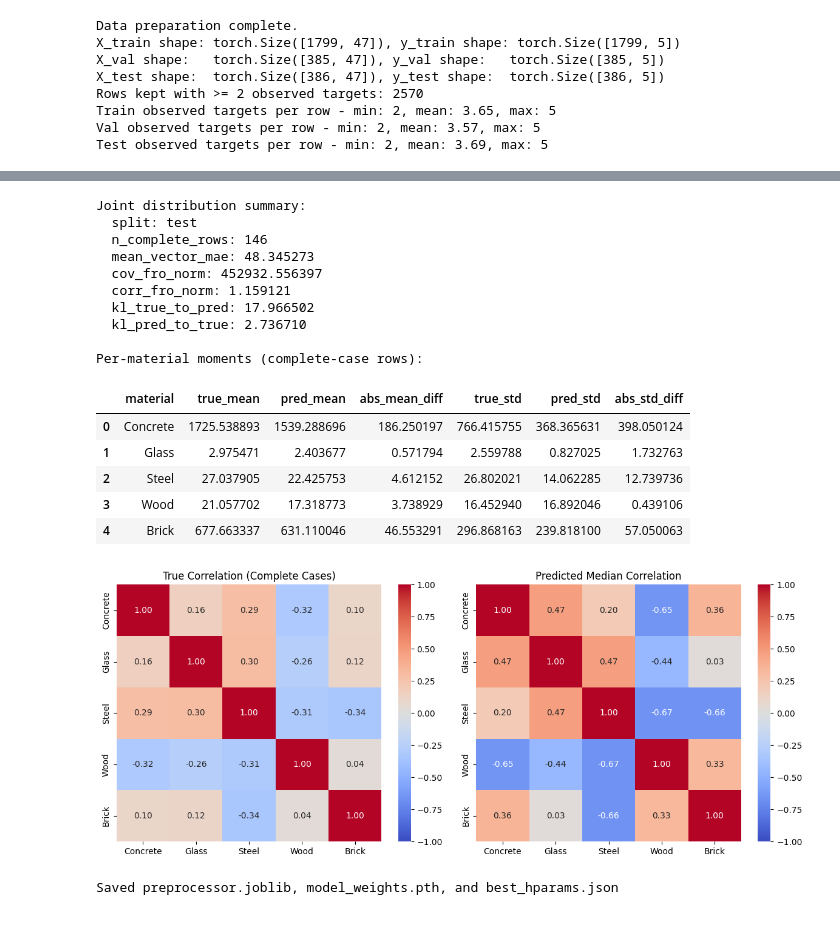
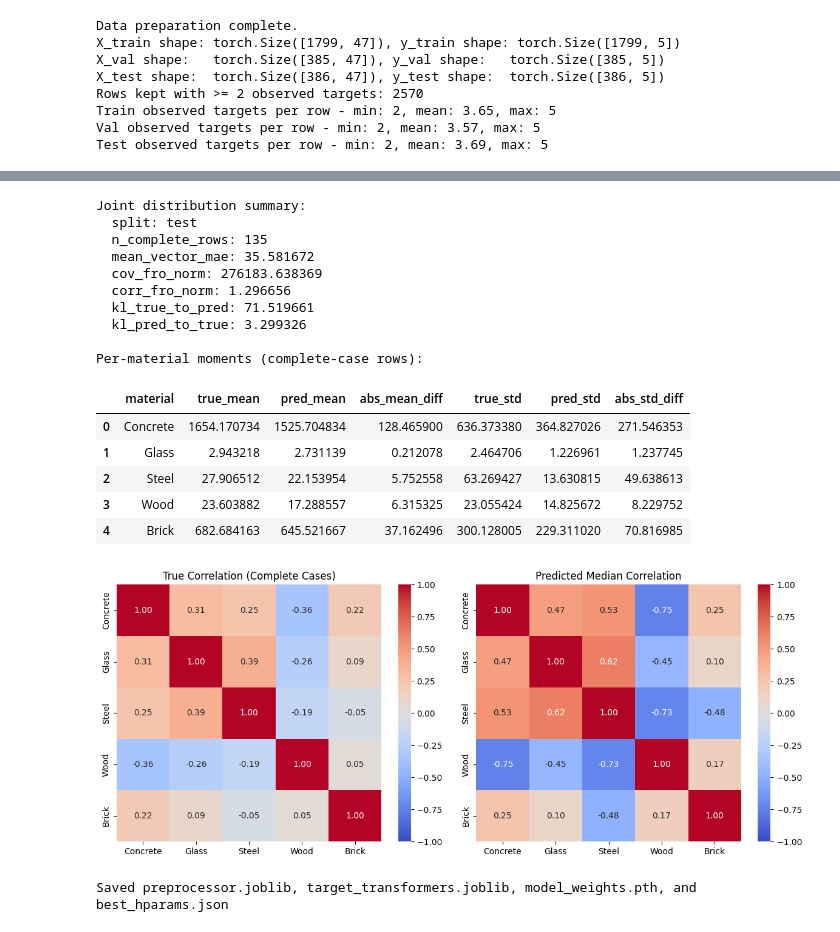
Before and after one commit to City-Syntax/material-intensity, a Jupyter notebook: prediction_model.ipynb, the cells around one changed output, grey strips where cells are left out. Saved outputs shown, nothing was run; the diff lists cells and outputs as text; code cells hidden in the pictures.

Commit message:
Sync project files with prediction_model.ipynb updates

```diff
--- a/prediction_model.ipynb
+++ b/prediction_model.ipynb
@@ -589,6 +676,7 @@ def fit_conformal_qhats(
     y_calib_raw_df,
     alpha=0.10,
     structure_dim: int = 1,
+    target_transformers=None,
 ):
     """
     Split-conformal calibration on val set using CQR nonconformity scores.
@@ -597,8 +685,12 @@ def fit_conformal_qhats(
     Note: scores can be negative if y_i lies well inside [q_lo, q_hi], which enables
     interval shrinking when appropriate.
     """
-    # predict_material_ranges already applies expm1, so these are in physical units (kg/m^3).
-    base_pred = predict_material_ranges(model, X_calib_tensor, structure_dim=structure_dim)
+    base_pred = predict_material_ranges(
+        model,
+        X_calib_tensor,
+        structure_dim=structure_dim,
+        target_transformers=target_transformers,
+    )
     qhats = {}
 
     for material in y_cols:
@@ -612,7 +704,6 @@ def fit_conformal_qhats(
         hi = base_pred[material]["p95"][mask]
         yv = y_obs[mask]
 
-        # True CQR conformity score (can be negative; do not clip).
         scores = np.maximum(lo - yv, yv - hi)
 
         n = scores.shape[0]
@@ -629,11 +720,13 @@ def evaluate_conformal_coverage(
     y_raw_df,
     qhats,
     structure_dim: int,
+    target_transformers=None,
 ):
     pred = predict_material_ranges(
         model,
         X_tensor,
         structure_dim=structure_dim,
+        target_transformers=target_transformers,
         conformal_qhats=qhats,
     )
     rows = []
@@ -671,13 +764,13 @@ def evaluate_conformal_coverage(
     return pd.DataFrame(rows)
 
 
-# Fit qhats on validation set, evaluate on val/test
 conformal_qhats = fit_conformal_qhats(
     model,
     data["X_val"],
     data["y_val_raw_df"],
     alpha=0.10,
     structure_dim=data["structure_dim"],
+    target_transformers=data.get("target_transformers"),
 )
 print("Conformal qhats:")
 for k, v in conformal_qhats.items():
@@ -689,6 +782,7 @@ val_cov = evaluate_conformal_coverage(
     data["y_val_raw_df"],
     conformal_qhats,
     structure_dim=data["structure_dim"],
+    target_transformers=data.get("target_transformers"),
 )
 test_cov = evaluate_conformal_coverage(
     model,
@@ -696,6 +790,7 @@ test_cov = evaluate_conformal_coverage(
     data["y_test_raw_df"],
     conformal_qhats,
     structure_dim=data["structure_dim"],
+    target_transformers=data.get("target_transformers"),
 )
 
 print("\nValidation conformal coverage (target ~0.90):")
@@ -703,7 +798,6 @@ display(val_cov)
 print("\nTest conformal coverage:")
 display(test_cov)
 
-# store for downstream cells
 conformal_bundle = {
     "alpha": 0.10,
     "qhats": conformal_qhats,
@@ -743,6 +837,7 @@ conformal_qhats = fit_conformal_qhats(
     y_val_df,
     alpha=0.10,
     structure_dim=data["structure_dim"],
+    target_transformers=data.get("target_transformers"),
 )
 conformal_bundle = {"alpha": 0.10, "qhats": conformal_qhats}
 print("Conformal qhats:", conformal_qhats)
@@ -750,12 +845,12 @@ print("Conformal qhats:", conformal_qhats)
 y_test_df = data["y_test_raw_df"].copy()
 y_test_mask = data["y_test_mask"].cpu().numpy()
 
-# Predict calibrated ranges for the first 50 buildings in the test set
 X_test_first50 = data["X_test"][:50]
 pred_ranges = predict_material_ranges(
     model,
     X_test_first50,
     structure_dim=data["structure_dim"],
+    target_transformers=data.get("target_transformers"),
     conformal_qhats=conformal_qhats,
 )
 
@@ -817,6 +912,7 @@ def evaluate_joint_distribution(
     split="test",
     structure_dim: int = 1,
     min_complete_rows: int = 30,
+    target_transformers=None,
 ):
     y_df = data[f"y_{split}_raw_df"][y_cols].copy()
     complete_mask = y_df.notna().all(axis=1).to_numpy()
@@ -831,7 +927,8 @@ def evaluate_joint_distribution(
         model,
         data[f"X_{split}"],
         structure_dim=structure_dim,
-        conformal_qhats=None,  # evaluate dependence using central predictions only
+        target_transformers=target_transformers,
+        conformal_qhats=None,
     )
 
     pred_med_full = np.column_stack([pred_ranges_full[m]["p50"] for m in y_cols])
@@ -880,6 +977,7 @@ joint_summary, joint_per_material, corr_true, corr_pred = evaluate_joint_distrib
     data,
     split="test",
     structure_dim=data["structure_dim"],
+    target_transformers=data.get("target_transformers"),
 )
 
 print("Joint distribution summary:")
@@ -900,55 +998,59 @@ sns.heatmap(
     cmap="coolwarm",
     vmin=-1,
     vmax=1,
     xticklabels=y_cols,
     yticklabels=y_cols,
     ax=axes[0],
 )
 axes[0].set_title("True Correlation (Complete Cases)")
 
 sns.heatmap(
     corr_pred,
     annot=True,
     fmt=".2f",
     cmap="coolwarm",
     vmin=-1,
     vmax=1,
     xticklabels=y_cols,
     yticklabels=y_cols,
     ax=axes[1],
 )
 axes[1].set_title("Predicted Median Correlation")
 
 plt.tight_layout()
 plt.show()
 # %% [output]
 Joint distribution summary:
   split: test
-  n_complete_rows: 146
-  mean_vector_mae: 48.345273
-  cov_fro_norm: 452932.556397
-  corr_fro_norm: 1.159121
-  kl_true_to_pred: 17.966502
-  kl_pred_to_true: 2.736710
+  n_complete_rows: 135
+  mean_vector_mae: 35.581672
+  cov_fro_norm: 276183.638369
+  corr_fro_norm: 1.296656
+  kl_true_to_pred: 71.519661
+  kl_pred_to_true: 3.299326
 
 Per-material moments (complete-case rows):
 |  | material | true_mean | pred_mean | abs_mean_diff | true_std | pred_std | abs_std_diff |
-| 0 | Concrete | 1725.538893 | 1539.288696 | 186.250197 | 766.415755 | 368.365631 | 398.050124 |
-| 1 | Glass | 2.975471 | 2.403677 | 0.571794 | 2.559788 | 0.827025 | 1.732763 |
-| 2 | Steel | 27.037905 | 22.425753 | 4.612152 | 26.802021 | 14.062285 | 12.739736 |
-| 3 | Wood | 21.057702 | 17.318773 | 3.738929 | 16.452940 | 16.892046 | 0.439106 |
-| 4 | Brick | 677.663337 | 631.110046 | 46.553291 | 296.868163 | 239.818100 | 57.050063 |
+| 0 | Concrete | 1654.170734 | 1525.704834 | 128.465900 | 636.373380 | 364.827026 | 271.546353 |
+| 1 | Glass | 2.943218 | 2.731139 | 0.212078 | 2.464706 | 1.226961 | 1.237745 |
+| 2 | Steel | 27.906512 | 22.153954 | 5.752558 | 63.269427 | 13.630815 | 49.638613 |
+| 3 | Wood | 23.603882 | 17.288557 | 6.315325 | 23.055424 | 14.825672 | 8.229752 |
+| 4 | Brick | 682.684163 | 645.521667 | 37.162496 | 300.128005 | 229.311020 | 70.816985 |
-[figure, old version]
+[figure, new version]
 # %%
 import joblib
 import json
 
 joblib.dump(data["preprocessor"], "preprocessor.joblib")
+joblib.dump(data["target_transformers"], "target_transformers.joblib")
 torch.save(model.state_dict(), "model_weights.pth")
 
 with open("best_hparams.json", "w", encoding="utf-8") as f:
     json.dump(best_params, f, indent=2)
 
-print("Saved preprocessor.joblib, model_weights.pth, and best_hparams.json")
+print(
+    "Saved preprocessor.joblib, target_transformers.joblib, model_weights.pth, "
+    "and best_hparams.json"
+)
 # %% [output]
-Saved preprocessor.joblib, model_weights.pth, and best_hparams.json
+Saved preprocessor.joblib, target_transformers.joblib, model_weights.pth, and best_hparams.json
```
Also changed, not shown: parts of 9 cells of this notebook, 7 other files.
